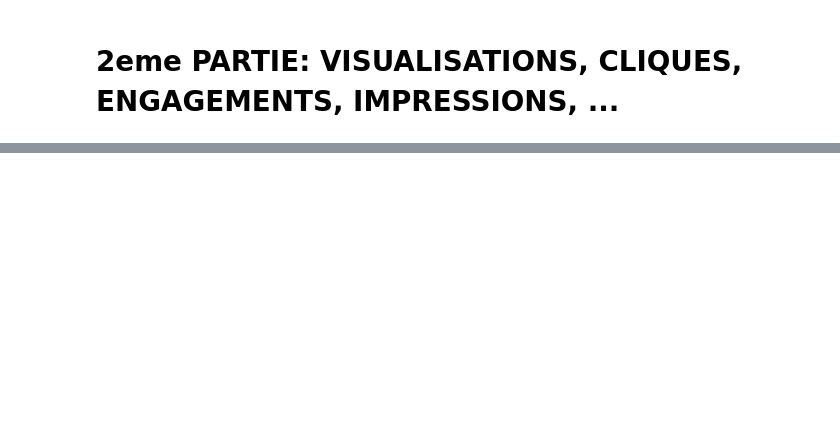
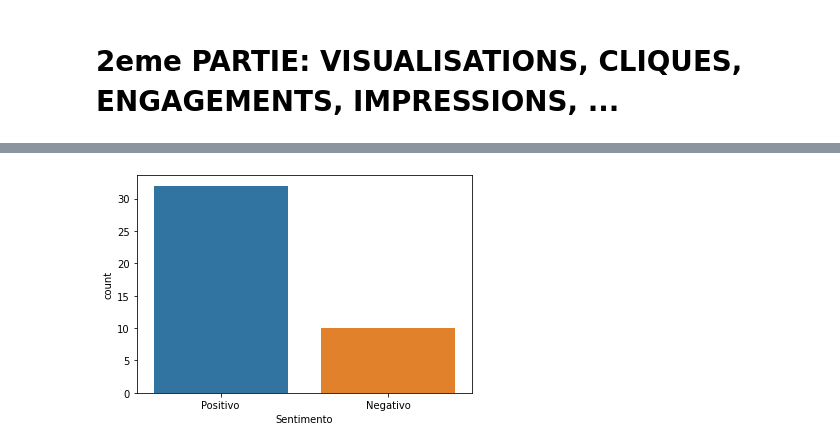
Before and after one commit to FelixEbenezer/Facebook_Analyse-et-extraction-de-donnees, a Jupyter notebook: Facebook_extract_analyse.ipynb, the cells around one changed output, grey strips where cells are left out. Cells and saved outputs as stored; diff of their text form; code cells hidden in the pictures; blank space fills up the shorter version.

```diff
--- a/Facebook_extract_analyse.ipynb
+++ b/Facebook_extract_analyse.ipynb
@@ -887,0 +2895,9 @@ grafico.show()
+# %%
+def pre_processamento2(texto):
+  documento = pln(texto)
+
+  lista = []
+  for token in documento:
+    lista.append(token.lemma_)
+  lista = ' '.join([str(elemento) for elemento in lista])
+  return lista
@@ -887,0 +2906,3 @@ grafico.show()
+# %%
+comentarios_df['texto_pre2'] = comentarios_df['texto_pre'].apply(pre_processamento2)
+comentarios_df.head()
@@ -887,0 +2918,3 @@ grafico.show()
+# %%
+classificador = spacy.load('/content/drive/MyDrive/Cursos - recursos/Mineração e Análise de Dados do Facebook/modelo')
+classificador
@@ -887,0 +2932,8 @@ grafico.show()
+# %%
+comentarios_df['Sentimento'] = None
+for i in range(0, len(comentarios_df)):
+  sentimento = classificador(comentarios_df['texto_pre2'][i])
+  if sentimento.cats['POSITIVO'] > sentimento.cats['NEGATIVO']:
+    comentarios_df['Sentimento'][i] = 'Positivo'
+  else:
+    comentarios_df['Sentimento'][i] = 'Negativo'
@@ -887,0 +2960,5 @@ grafico.show()
+# %%
+import seaborn as sns
+sns.countplot(comentarios_df['Sentimento']);
+# %% [output]
+[figure, added]
```
Also changed, not shown: parts of 257 cells of this notebook.
